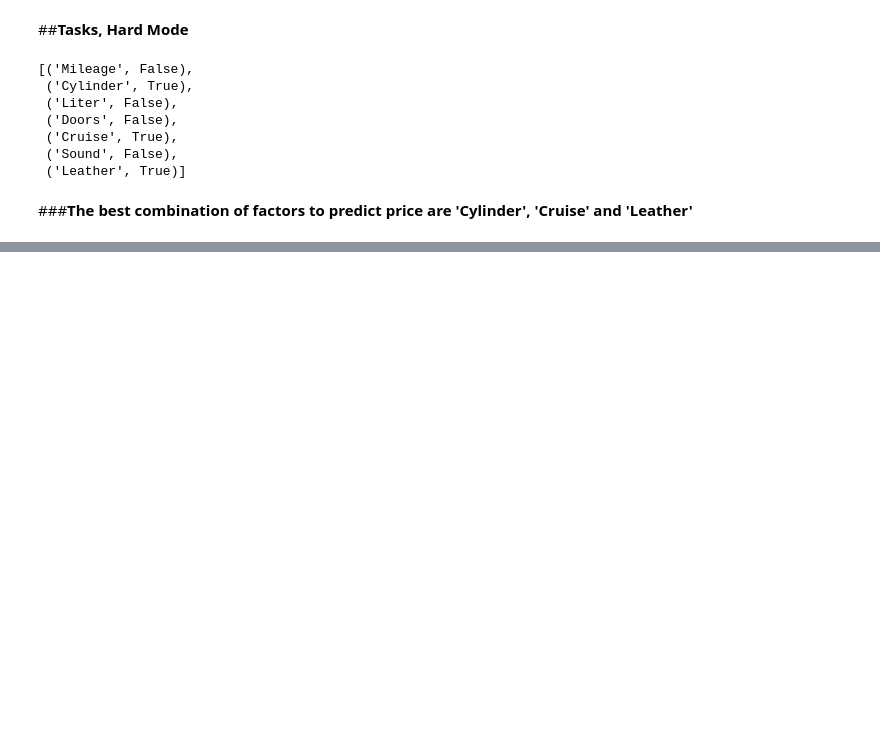
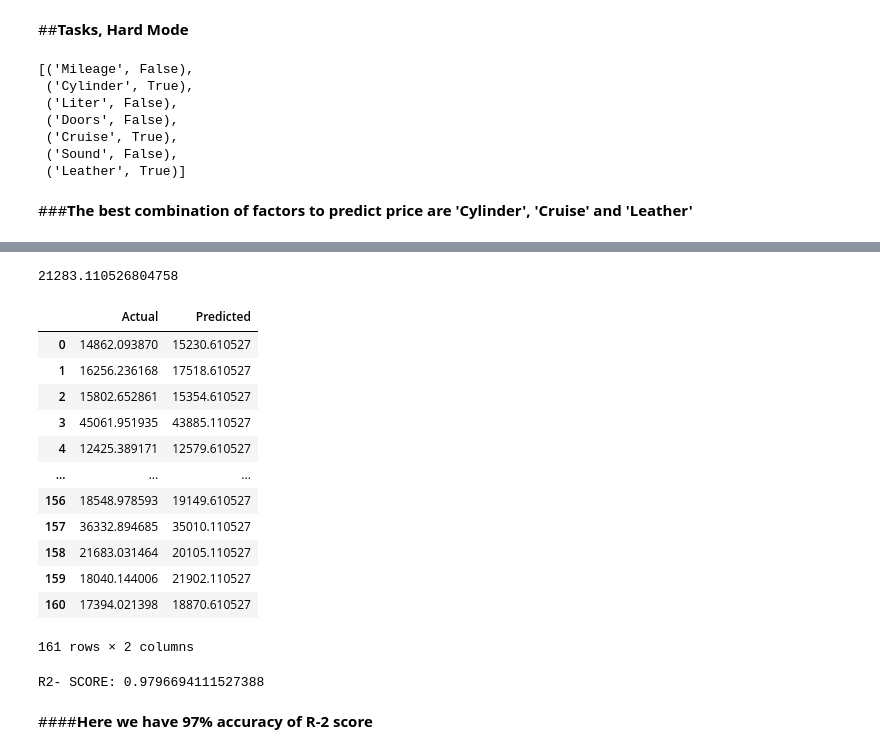
Before and after one commit to karanpk02/TASK_6, a Jupyter notebook: Assignment8.ipynb, the cells around one changed output, grey strips where cells are left out. Saved outputs shown, nothing was run; the diff lists cells and outputs as text; code cells hidden in the pictures; blank space fills up the shorter version.

```diff
--- a/Assignment8.ipynb
+++ b/Assignment8.ipynb
@@ -394,0 +436,9 @@ df = pd.read_csv("https://raw.githubusercontent.com/karanpk02/TASK_6/main/car_da
+# %%
+from sklearn.model_selection import train_test_split
+X_train, X_test, y_train, y_test = train_test_split(X, y, test_size=0.2, random_state=0)
+# %%
+from sklearn.preprocessing import StandardScaler ## standrard scalig
+scaler = StandardScaler() #initialise to a variable
+scaler.fit(X_train,y_train) # we are finding the values of mean and sd from the td
+X_train_scaled = scaler.transform(X_train) # fit (mean, sd) and then transform the training data
+X_test_scaled = scaler.transform(X_test) # transform the test data
@@ -394,0 +453,4 @@ df = pd.read_csv("https://raw.githubusercontent.com/karanpk02/TASK_6/main/car_da
+# %%
+coeff_df = pd.DataFrame(regressor.coef_,[b], columns=['Coefficient'])
+y_pred = regressor.predict(X_test_scaled)
+coeff_df
@@ -394,0 +475,28 @@ df = pd.read_csv("https://raw.githubusercontent.com/karanpk02/TASK_6/main/car_da
+# %%
+regressor.intercept_ # c
+# %% [output]
+21283.110526804758
+# %%
+df = pd.DataFrame({'Actual': y_test, 'Predicted': y_pred})
+df
+# %% [output]
+|  | Actual | Predicted |
+| 0 | 14862.093870 | 15230.610527 |
+| 1 | 16256.236168 | 17518.610527 |
+| 2 | 15802.652861 | 15354.610527 |
+| 3 | 45061.951935 | 43885.110527 |
+| 4 | 12425.389171 | 12579.610527 |
+| ... | ... | ... |
+| 156 | 18548.978593 | 19149.610527 |
+| 157 | 36332.894685 | 35010.110527 |
+| 158 | 21683.031464 | 20105.110527 |
+| 159 | 18040.144006 | 21902.110527 |
+| 160 | 17394.021398 | 18870.610527 |
+161 rows × 2 columns
+# %%
+from sklearn import metrics
+print('R2- SCORE:', metrics.r2_score(y_test,y_pred))
+# %% [output]
+R2- SCORE: 0.9796694111527388
+# %% [markdown]
+####**Here we have 97% accuracy of R-2 score**
```
Also changed, not shown: parts of 15 cells of this notebook.
